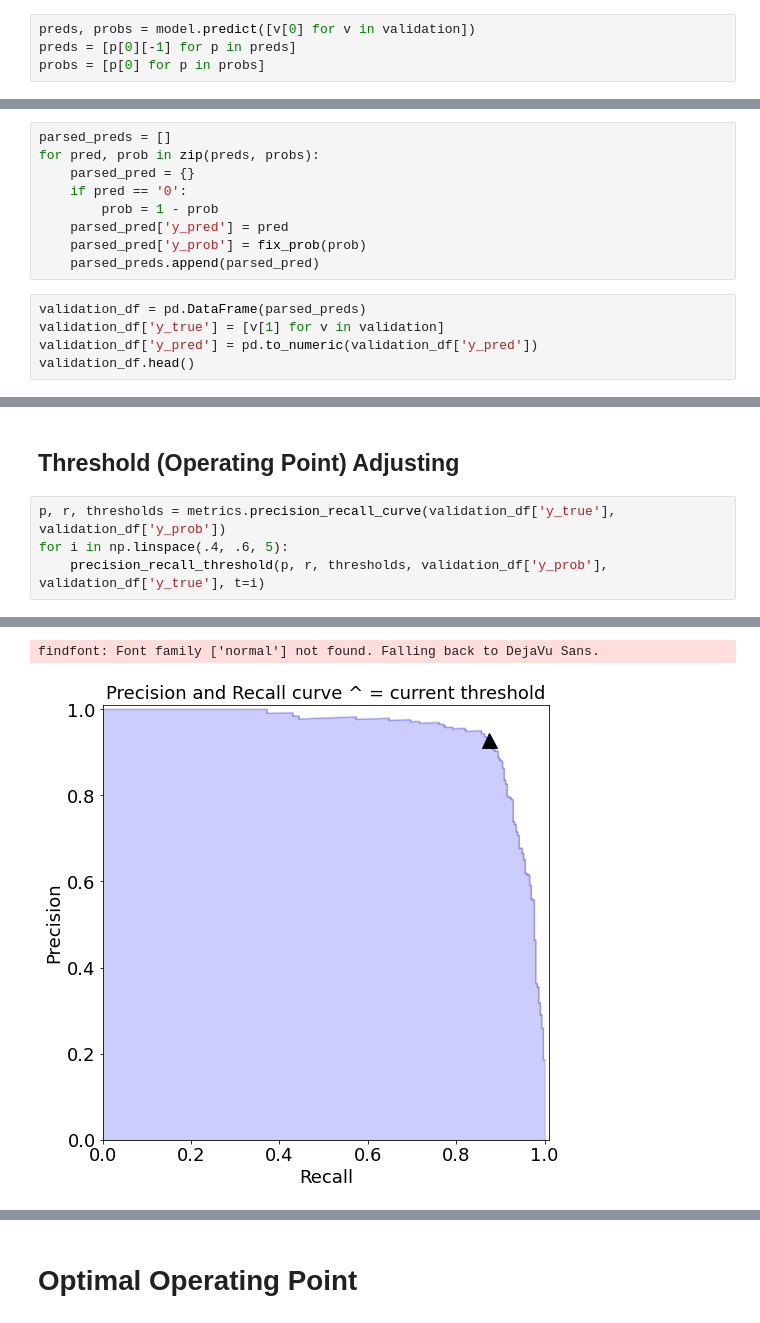
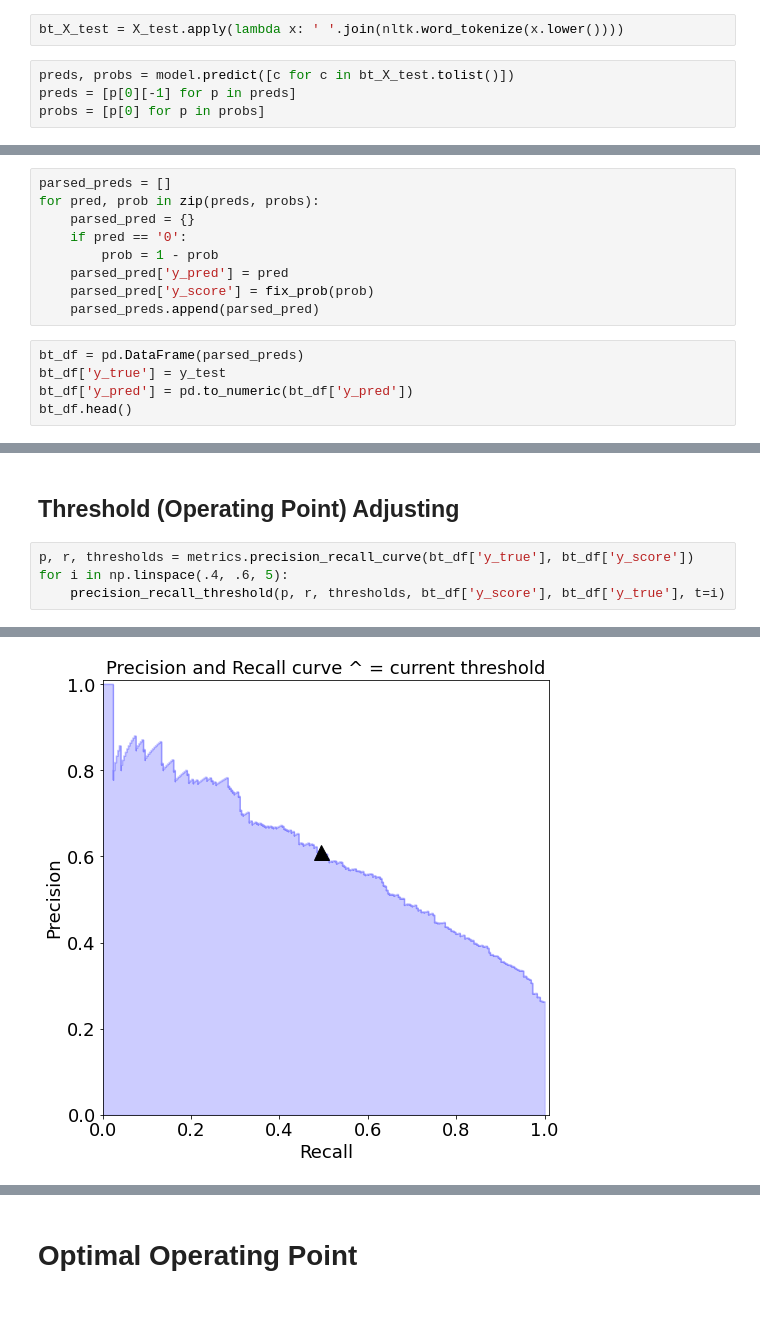
Before and after one commit to csmcallister/beular-nb, a Jupyter notebook: pipeline/Analysis.ipynb, the cells around one changed output, grey strips where cells are left out. Saved outputs shown, nothing was run; the diff lists cells and outputs as text.

```diff
--- a/pipeline/Analysis.ipynb
+++ b/pipeline/Analysis.ipynb
@@ -599,5 +599,7 @@ validation = samples[n_train:]
+# %%
+bt_X_test = X_test.apply(lambda x: ' '.join(nltk.word_tokenize(x.lower())))
 # %%
-preds, probs = model.predict([v[0] for v in validation])
+preds, probs = model.predict([c for c in bt_X_test.tolist()])
 preds = [p[0][-1] for p in preds]
 probs = [p[0] for p in probs]
 # %%
@@ -615,11 +618,11 @@ for pred, prob in zip(preds, probs):
     if pred == '0':
         prob = 1 - prob
     parsed_pred['y_pred'] = pred
-    parsed_pred['y_prob'] = fix_prob(prob)
+    parsed_pred['y_score'] = fix_prob(prob)
     parsed_preds.append(parsed_pred)
 # %%
-validation_df = pd.DataFrame(parsed_preds)
-validation_df['y_true'] = [v[1] for v in validation]
-validation_df['y_pred'] = pd.to_numeric(validation_df['y_pred'])
-validation_df.head()
+bt_df = pd.DataFrame(parsed_preds)
+bt_df['y_true'] = y_test
+bt_df['y_pred'] = pd.to_numeric(bt_df['y_pred'])
+bt_df.head()
 # %% [output]
@@ -663,9 +668,9 @@ plot_prc(validation_df['y_prob'], validation_df['y_true'])
 # %% [markdown]
 ## Threshold (Operating Point) Adjusting
 # %%
-p, r, thresholds = metrics.precision_recall_curve(validation_df['y_true'], validation_df['y_prob'])
+p, r, thresholds = metrics.precision_recall_curve(bt_df['y_true'], bt_df['y_score'])
 for i in np.linspace(.4, .6, 5):
-    precision_recall_threshold(p, r, thresholds, validation_df['y_prob'], validation_df['y_true'], t=i)
+    precision_recall_threshold(p, r, thresholds, bt_df['y_score'], bt_df['y_true'], t=i)
 # %% [output]
 ================================================================================
 Operating point = 0.400
@@ -687,2 +692 @@ Classification Report:
-findfont: Font family ['normal'] not found. Falling back to DejaVu Sans.
-[figure, old version]
+[figure, new version]
```
Also changed, not shown: parts of 64 cells of this notebook, 16 other files.
